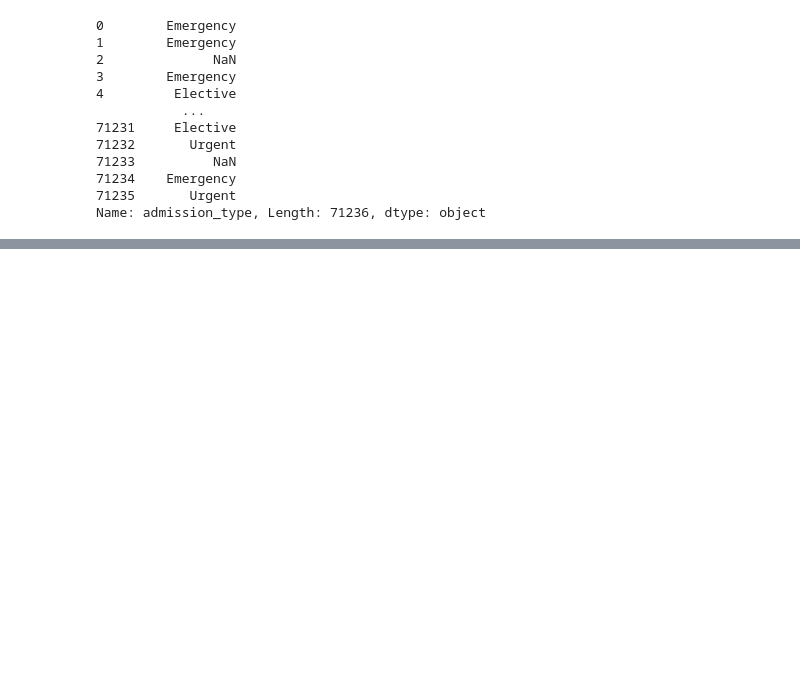
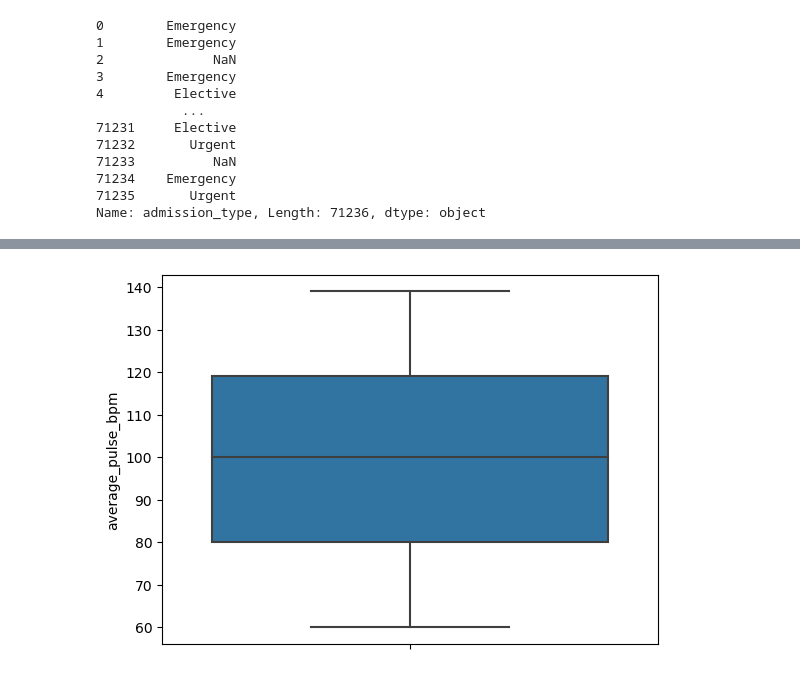
Before and after one commit to amarmate/ML50-2023, a Jupyter notebook: Data Handling/Catarina.ipynb, the cells around one changed output, grey strips where cells are left out. Drawn from its saved outputs; the diff is of its cells as text; code cells hidden in the pictures; blank space fills up the shorter version.

```diff
--- a/Data Handling/Catarina.ipynb
+++ b/Data Handling/Catarina.ipynb
@@ -150,0 +174,7 @@ Name: admission_type, Length: 71236, dtype: object
+# %%
+# Single Metric Variable Box Plot
+sns.boxplot(y=dataset_hospitals["average_pulse_bpm"])
+
+plt.show()
+# %% [output]
+[figure, added]
```
Also changed, not shown: parts of 3 cells of this notebook.
